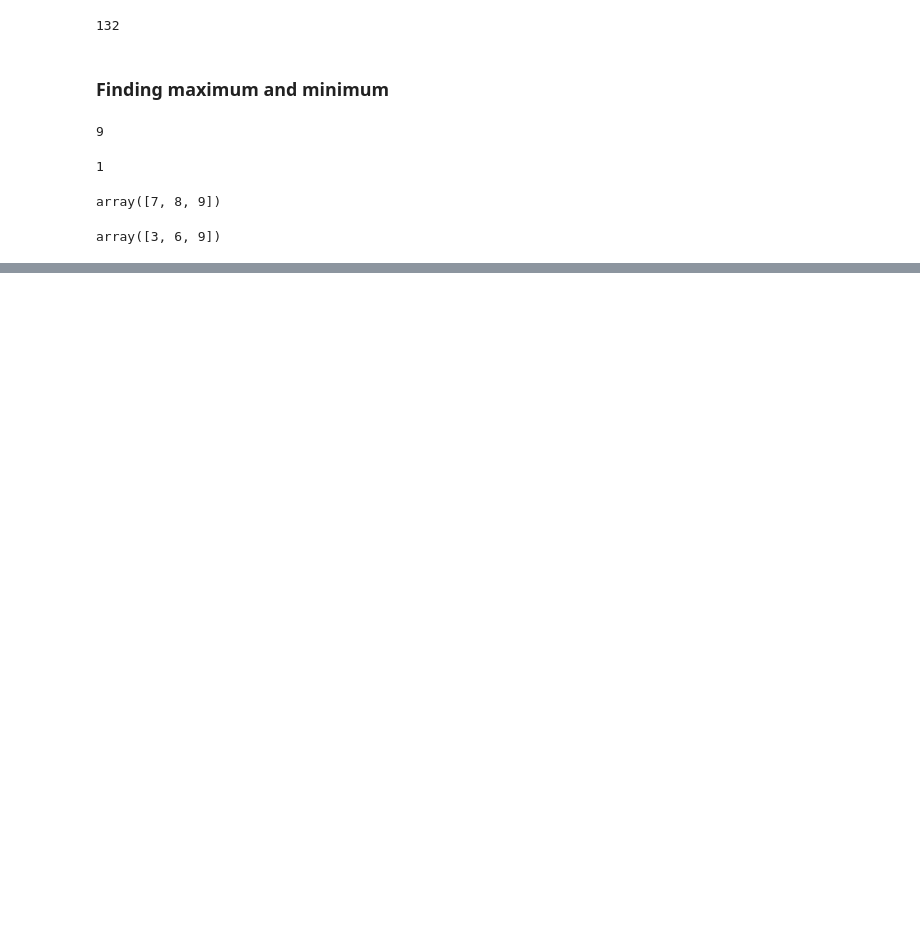
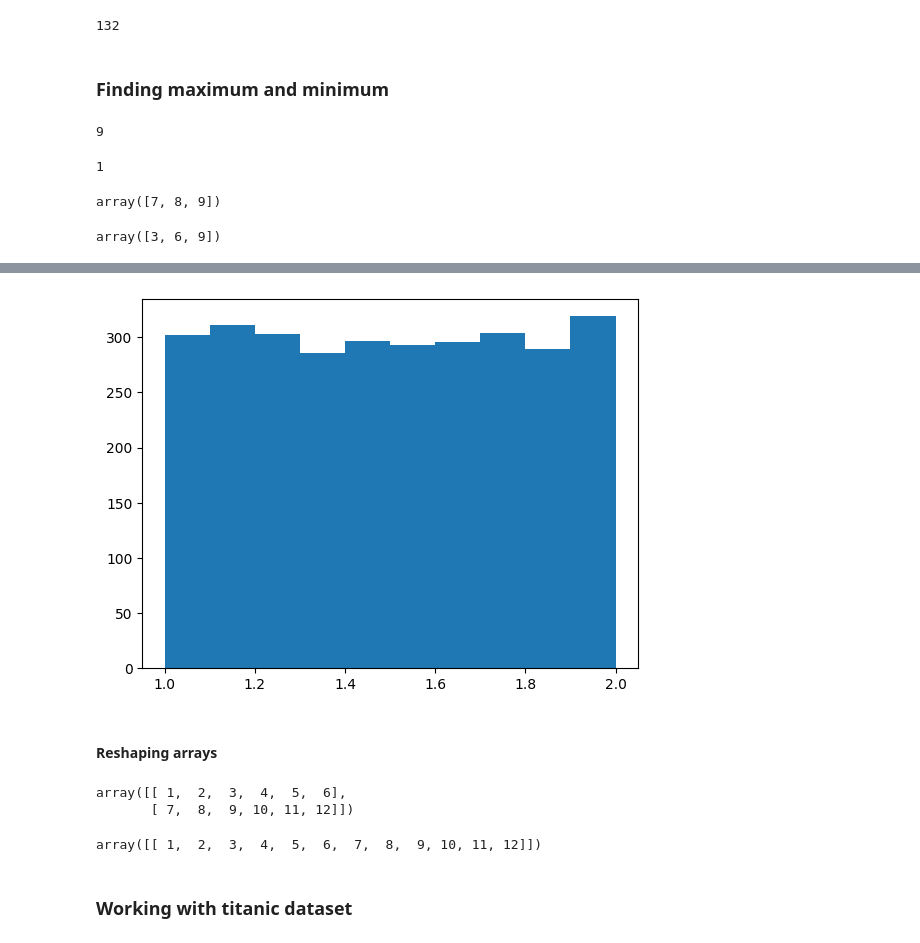
Before and after one commit to PrajwalLuitel/lambton_college_assessments, a Jupyter notebook: python_v2/class_practice/practice3.ipynb, the cells around one changed output, grey strips where cells are left out. Cells and saved outputs as stored; diff of their text form; code cells hidden in the pictures; blank space fills up the shorter version.

```diff
--- a/python_v2/class_practice/practice3.ipynb
+++ b/python_v2/class_practice/practice3.ipynb
@@ -178,0 +232,20 @@ array([3, 6, 9])
+# %%
+data = np.random.uniform(1.0,2.0,3000)
+plt.hist(data)
+plt.show()
+# %% [output]
+[figure, added]
+# %% [markdown]
+#### Reshaping arrays
+# %%
+matrix = np.array([[1,2,3],[4,5,6],[7,8,9],[10,11,12]])
+matrix.reshape(2,6)
+# %% [output]
+array([[ 1,  2,  3,  4,  5,  6],
+       [ 7,  8,  9, 10, 11, 12]])
+# %%
+matrix.reshape(1,-1)
+# %% [output]
+array([[ 1,  2,  3,  4,  5,  6,  7,  8,  9, 10, 11, 12]])
+# %% [markdown]
+### Working with titanic dataset
```
Also changed, not shown: parts of 19 cells of this notebook.
